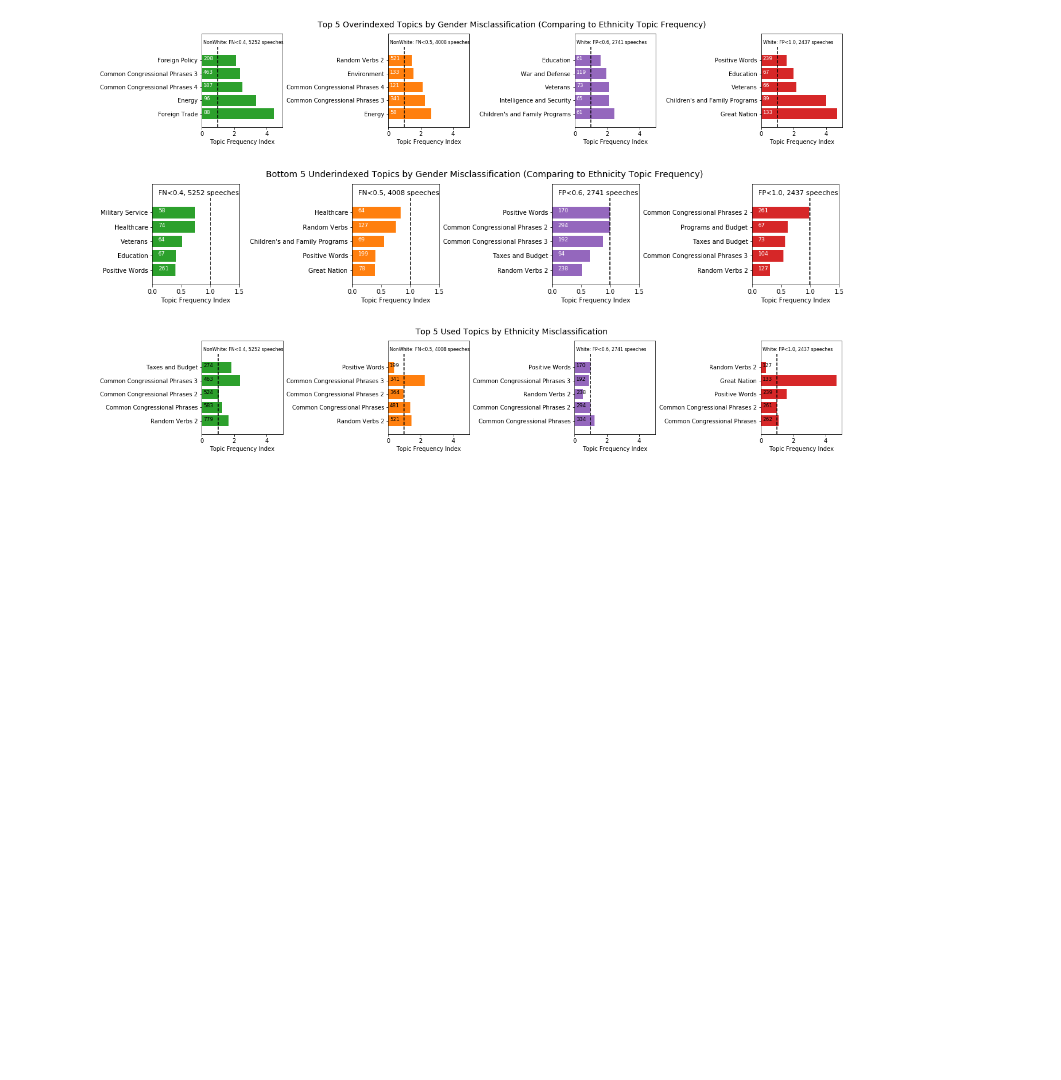
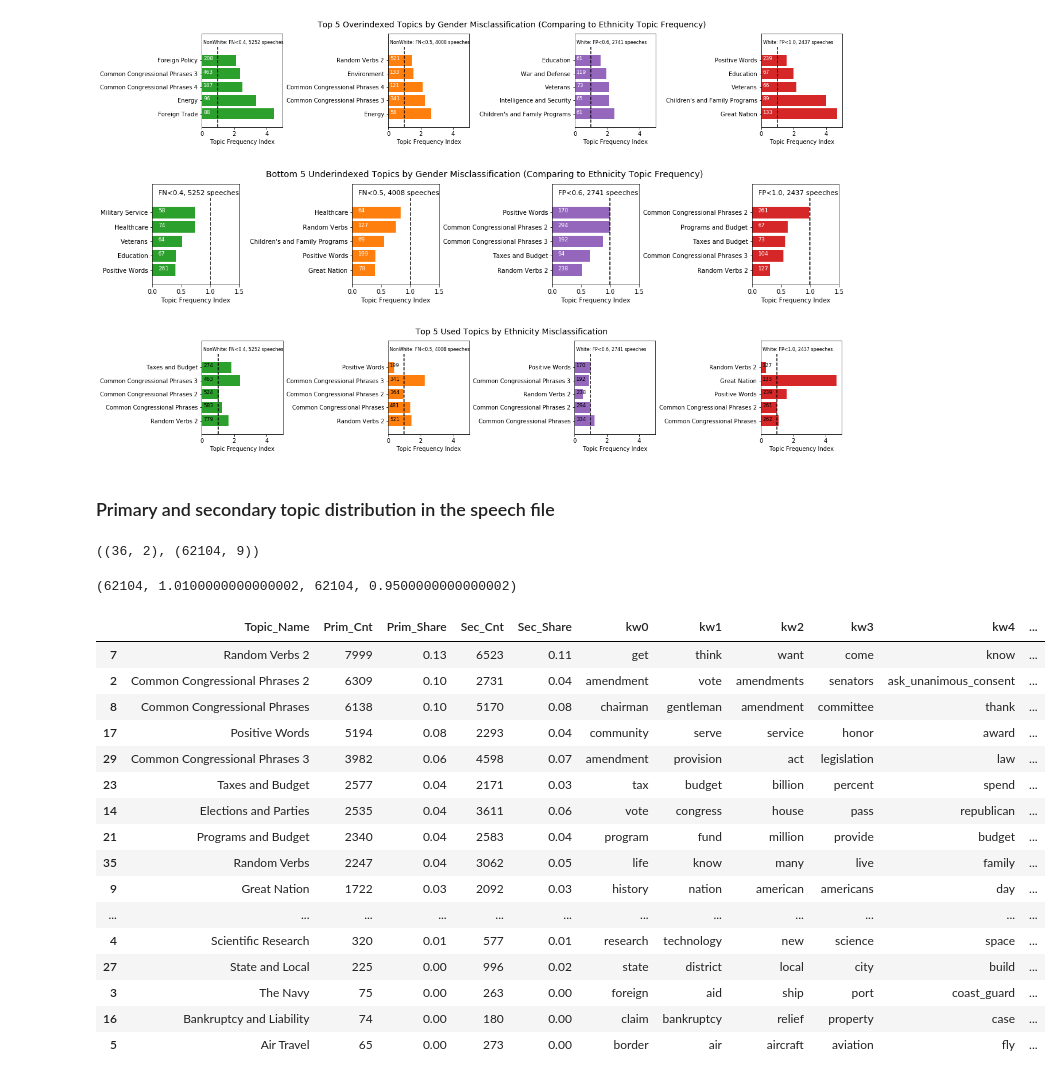
Before and after one commit to YuliaZamriy/W266-Final-Project, a Jupyter notebook: LDA/LDA-Classification-ethnicity.ipynb, the cells around one changed output. Drawn from its saved outputs; the diff is of its cells as text; code cells hidden in the pictures; blank space fills up the shorter version.

```diff
--- a/LDA/LDA-Classification-ethnicity.ipynb
+++ b/LDA/LDA-Classification-ethnicity.ipynb
@@ -549,3 +545,9 @@ for ax, b, in zip(axes, range(1,5)):
 plt.show()
 # %% [output]
 [figure]
+# %% [markdown]
+### Primary and secondary topic distribution in the speech file
+# %%
+topic_names.shape, all_speeches_topics_df.shape
+# %% [output]
+((36, 2), (62104, 9))
@@ -551,0 +915,41 @@ plt.show()
+# %%
+topics_df = pd.DataFrame(index=keywords_dict.keys())
+# Number of Documents for Each Topic
+prim_topic_counts = all_speeches_topics_df['Prim_Topic_Name'].value_counts().sort_index()
+sec_topic_counts = all_speeches_topics_df['Sec_Topic_Name'].value_counts().sort_index()
+# Percentage of Documents for Each Topic
+prim_topic_share = round(prim_topic_counts/all_speeches_topics_df.shape[0], 2)
+prim_topic_share.name = 'Prim_Topic_Contr'
+sec_topic_share = round(sec_topic_counts/all_speeches_topics_df.shape[0], 2)
+sec_topic_share.name = 'Sec_Topic_Contr'
+# %%
+topics_df_joined= topics_df.join(prim_topic_counts)\
+                    .join(prim_topic_share)\
+                    .join(sec_topic_counts)\
+                    .join(sec_topic_share)\
+                    .join(pd.DataFrame.from_dict(keywords_dict, orient='index'))
+topics_df_joined.reset_index(inplace=True)
+topics_df_joined.columns = ['Topic_Name', "Prim_Cnt", "Prim_Share", "Sec_Cnt", "Sec_Share"] + ['kw'+str(i) for i in range(10)]
+topics_df_joined.Prim_Cnt.sum(), topics_df_joined.Prim_Share.sum(), topics_df_joined.Sec_Cnt.sum(), topics_df_joined.Sec_Share.sum()
+# %% [output]
+(62104, 1.0100000000000002, 62104, 0.9500000000000002)
+# %%
+topics_df_joined.sort_values(by='Prim_Cnt', ascending=False)
+# %% [output]
+|  | Topic_Name | Prim_Cnt | Prim_Share | Sec_Cnt | Sec_Share | kw0 | kw1 | kw2 | kw3 | kw4 | ... |
+| 7 | Random Verbs 2 | 7999 | 0.13 | 6523 | 0.11 | get | think | want | come | know | ... |
+| 2 | Common Congressional Phrases 2 | 6309 | 0.10 | 2731 | 0.04 | amendment | vote | amendments | senators | ask_unanimous_consent | ... |
+| 8 | Common Congressional Phrases | 6138 | 0.10 | 5170 | 0.08 | chairman | gentleman | amendment | committee | thank | ... |
+| 17 | Positive Words | 5194 | 0.08 | 2293 | 0.04 | community | serve | service | honor | award | ... |
+| 29 | Common Congressional Phrases 3 | 3982 | 0.06 | 4598 | 0.07 | amendment | provision | act | legislation | law | ... |
+| 23 | Taxes and Budget | 2577 | 0.04 | 2171 | 0.03 | tax | budget | billion | percent | spend | ... |
+| 14 | Elections and Parties | 2535 | 0.04 | 3611 | 0.06 | vote | congress | house | pass | republican | ... |
+| 21 | Programs and Budget | 2340 | 0.04 | 2583 | 0.04 | program | fund | million | provide | budget | ... |
+| 35 | Random Verbs | 2247 | 0.04 | 3062 | 0.05 | life | know | many | live | family | ... |
+| 9 | Great Nation | 1722 | 0.03 | 2092 | 0.03 | history | nation | american | americans | day | ... |
+| ... | ... | ... | ... | ... | ... | ... | ... | ... | ... | ... | ... |
+| 4 | Scientific Research | 320 | 0.01 | 577 | 0.01 | research | technology | new | science | space | ... |
+| 27 | State and Local | 225 | 0.00 | 996 | 0.02 | state | district | local | city | build | ... |
+| 3 | The Navy | 75 | 0.00 | 263 | 0.00 | foreign | aid | ship | port | coast_guard | ... |
+| 16 | Bankruptcy and Liability | 74 | 0.00 | 180 | 0.00 | claim | bankruptcy | relief | property | case | ... |
+| 5 | Air Travel | 65 | 0.00 | 273 | 0.00 | border | air | aircraft | aviation | fly | ... |
```
Also changed, not shown: parts of 7 cells of this notebook, 8 other files.
